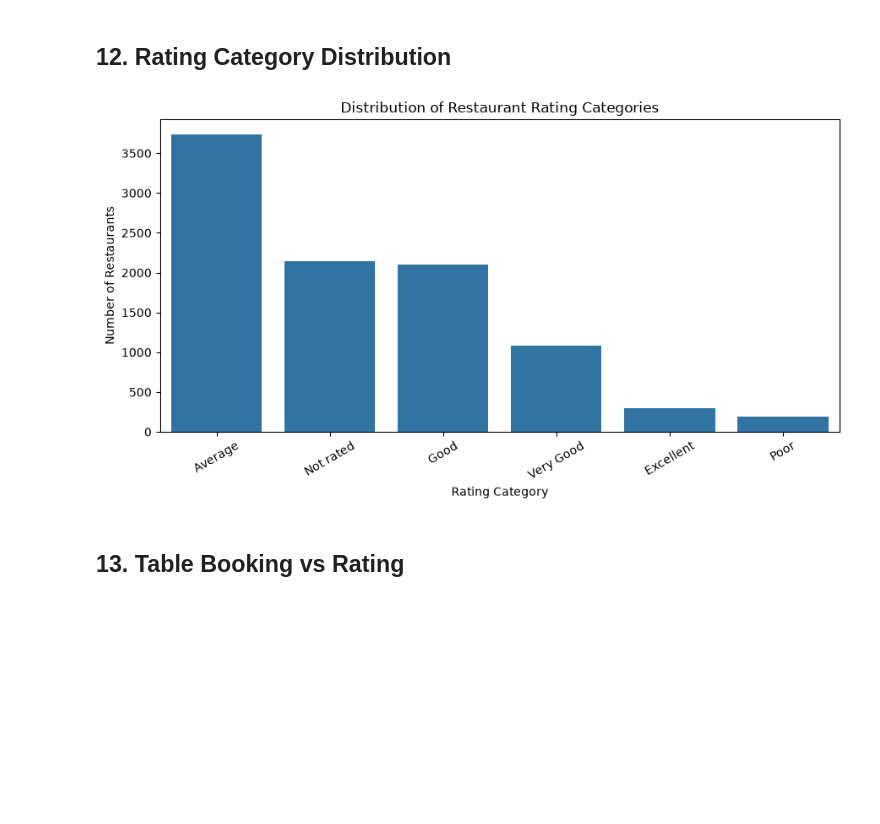
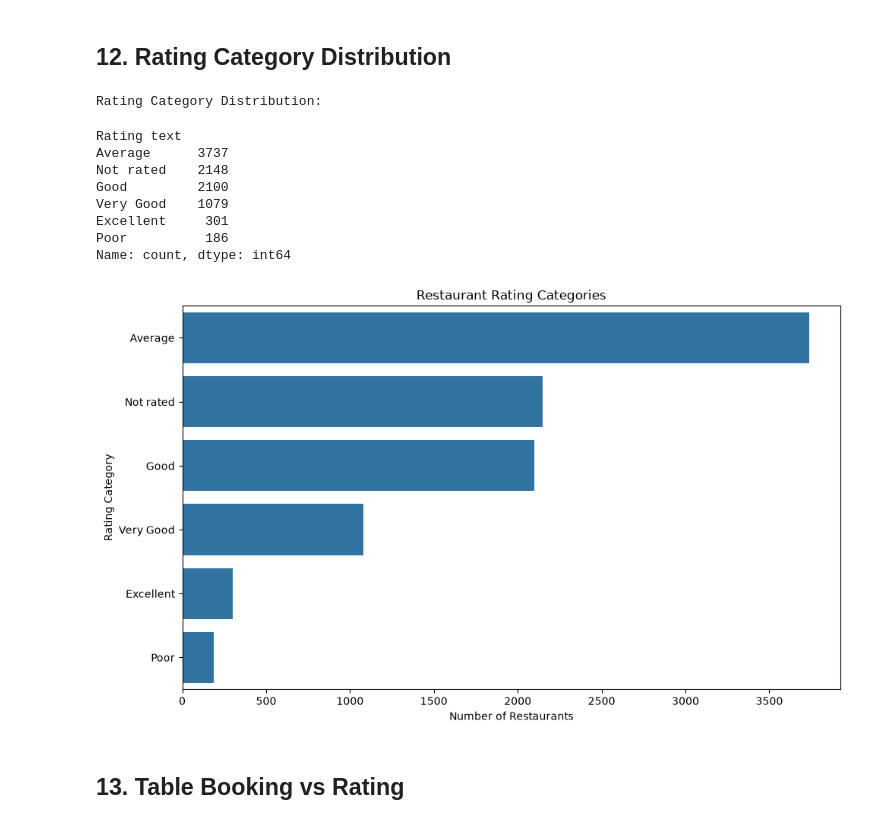
Before and after one commit to ganavi8/Cognifyz_Data_Science_Internship, a Jupyter notebook: Level_1/Level_1_Task_1_Data_Exploration.ipynb, the cells around one changed output. Saved outputs shown, nothing was run; the diff lists cells and outputs as text; code cells hidden in the pictures; blank space fills up the shorter version.

Commit message:
Complete EDA and correlation analysis

```diff
--- a/Level_1/Level_1_Task_1_Data_Exploration.ipynb
+++ b/Level_1/Level_1_Task_1_Data_Exploration.ipynb
@@ -278,3 +249,19 @@ dtype: object
 Exploratory Data Analysis is performed to understand patterns,
 distributions, relationships, and trends within the Zomato restaurant
 dataset.
+# %%
+# ==========================================================
+# EXPLORATORY DATA ANALYSIS (EDA)
+# ==========================================================
+
+import pandas as pd
+import numpy as np
+import matplotlib.pyplot as plt
+import seaborn as sns
+
+# Load cleaned dataset
+df = pd.read_csv("../Outputs/zomato_cleaned.csv")
+
+print("Dataset Shape:", df.shape)
+
+display(df.head())
@@ -720,23 +779,34 @@ Name: count, dtype: int64
 # %% [markdown]
 ## 12. Rating Category Distribution
 # %%
-plt.figure(figsize=(9, 5))
+rating_categories = df["Rating text"].value_counts()
+
+print("Rating Category Distribution:")
+display(rating_categories)
+
+plt.figure(figsize=(10, 6))
 
 sns.barplot(
-    x=rating_text_counts.index,
-    y=rating_text_counts.values
+    x=rating_categories.values,
+    y=rating_categories.index
 )
 
-plt.title("Distribution of Restaurant Rating Categories")
-plt.xlabel("Rating Category")
-plt.ylabel("Number of Restaurants")
-
-plt.xticks(rotation=30)
-
+plt.title("Restaurant Rating Categories")
+plt.xlabel("Number of Restaurants")
+plt.ylabel("Rating Category")
 plt.tight_layout()
 plt.show()
 # %% [output]
+Rating Category Distribution:
+Rating text
+Average      3737
+Not rated    2148
+Good         2100
+Very Good    1079
+Excellent     301
+Poor          186
+Name: count, dtype: int64
-[figure, old version]
+[figure, new version]
 # %% [markdown]
 ## 13. Table Booking vs Rating
 # %%
```
Also changed, not shown: parts of 35 cells of this notebook.
